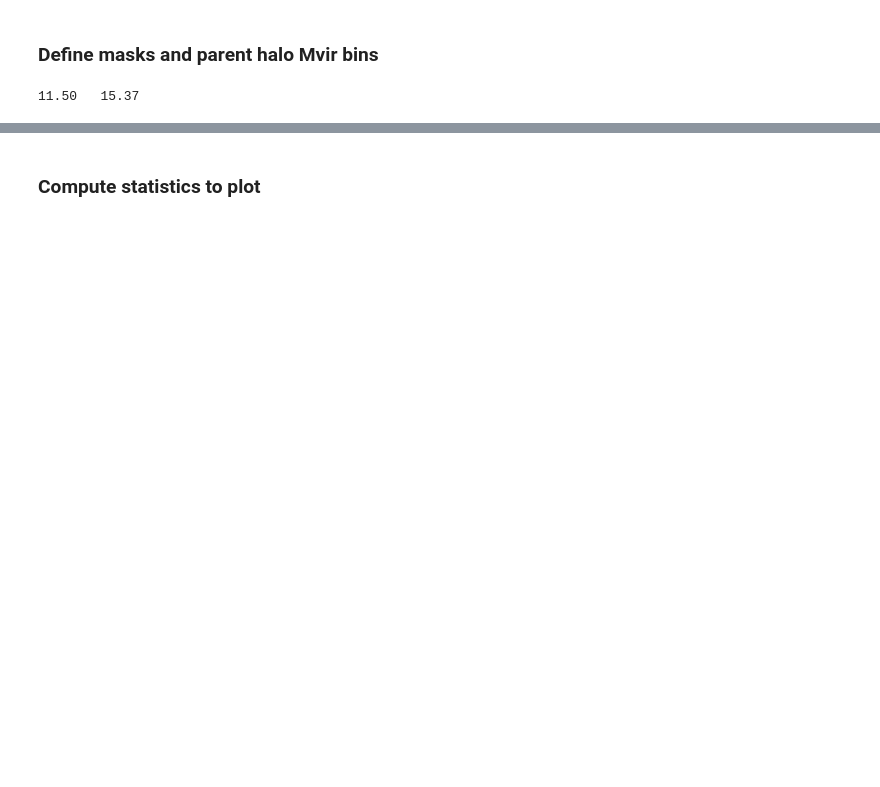
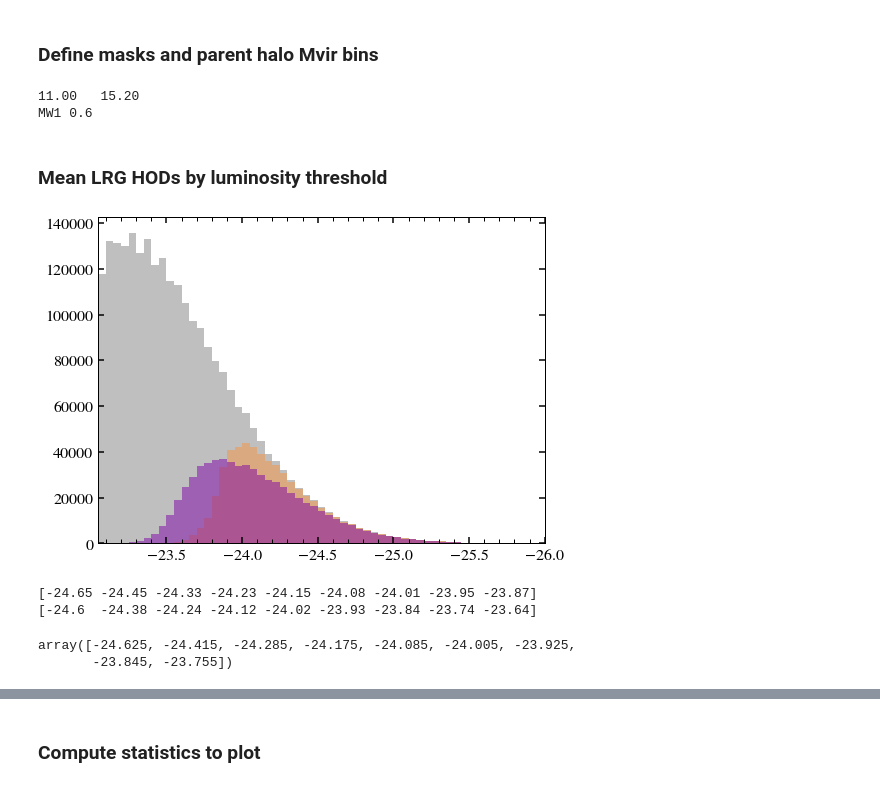
Before and after one commit to angelaberti/desi_lrg_sham, a Jupyter notebook: figures.ipynb, the cells around one changed output, grey strips where cells are left out. Cells and saved outputs as stored; diff of their text form; code cells hidden in the pictures; blank space fills up the shorter version.

```diff
--- a/figures.ipynb
+++ b/figures.ipynb
@@ -408,10 +424,11 @@ rpmin0p1Mpch_brightest-mag-bin-rp1Mpch
 # %%
 %%time
 
-f = f"{BASEDIR}/mocks/{sim_tag}/{sham_tag}/{d}/{zsnap_tag}_{zmag_tag}_{abs_mag_lim_tag}_{rp_use_tag}"
+# f = f"{BASEDIR}/mocks/{sim_tag}/{sham_tag}/{d}/{zsnap_tag}_{abs_mag_lim_tag}"
+f = f"{BASEDIR}/mocks/{sim_tag}/{sham_tag}/{d}/color_scatter/{zsnap_tag}_{abs_mag_lim_tag}"
 
-#-- galaxies with magnitudes, colors, LRG flags, satellite counts
-galcat_fname = f"{f}_galcat_LRG-flagged.npy"
+# galcat_fname = f"{f}_galcat-hist-LRG.npy"
+galcat_fname = f"{f}_galcat-LRG.npy"
 
 print(galcat_fname)
 
@@ -615,0 +709,8 @@ Wall time: 15.7 s
+# %%
+t = Table(np.load(f"{BASEDIR}/mags_z0p40-0p70.npy"))
+
+r, z, W1, pz = t["r"], t["z"], t["W1"], t["pz"]
+Mz, MW1 = t["Mz"], t["MW1"]
+
+lrg_mask_opt = t["LRG_opt"]==True
+lrg_mask_IR  = t["LRG_IR"]==True
@@ -999,8 +1246,9 @@ Wall time: 15.7 s
 # %%
 %%time
 
-#-- all halos to parent Mvir >= 11.5 WITHOUT GALAXIES
-halocat_fname = f"{f}_halocat.npy"
+f = f"{BASEDIR}/mocks/{sim_tag}/{sham_tag}/{d}/{zsnap_tag}_{abs_mag_lim_tag}"
+
+halocat_fname = f"{f}_extra-halos.npy"
 print(halocat_fname)
 
 halocat = Table(np.load(halocat_fname))
@@ -1015,17 +1307,51 @@ Wall time: 1min 59s
 # %%
 log_parent_mvir = np.log10(cat["parent_mvir"])
 
-cenmask = cat["upid"] == -1
-galmask = cat["galaxy"]==True
-
-lrg_mask_opt = cat["LRG_opt"]==True
-lrg_mask_IR  = cat["LRG_IR"]==True
+# cs = 1.0 #get_cs(band,zmin)
+cs_tag = "csrand" #f"cs{cs}".replace(".","p")
 
 print("{:.2f}\t{:.2f}".format( np.min(log_parent_mvir), np.max(log_parent_mvir) ))
+print(band, zmin)
 
-mvir_bins = np.round(np.concatenate([np.arange(11.5,15,0.1),[15,15.5]]),2)
+mvir_bins = np.round(np.concatenate([np.arange(11.0,15,0.1),[15,15.5]]),2)
 
 mvir_mids = 0.5*(mvir_bins[:-1] + mvir_bins[1:])
-# mvir_mids = np.log10(0.5*(10**mvir_bins[:-1] + 10**mvir_bins[1:]))
 # %% [output]
-11.50   15.37
+11.00   15.20
+MW1 0.6
+# %% [markdown]
+### Mean LRG HODs by luminosity threshold
+# %%
+fig, ax = plt.subplots(1, 1, figsize=(8,6))
+
+c_opt, c_IR = get_colors(2)
+
+bins = np.arange(-26,-23,0.05)
+
+ax.hist(cat[band], bins=bins, color="gray", alpha=0.5, label="mag lim")
+ax.hist(cat[lrg_mask_IR][band], bins=bins, color=c_IR, alpha=0.5, label="IR LRG")
+ax.hist(cat[lrg_mask_opt][band], bins=bins, color=c_opt, alpha=0.5, label="optical LRG")
+
+ax.set_xlim(bins[-1],bins[0])
+
+plt.show()
+# %% [output]
+[figure, added]
+# %%
+lrg_mask_opt = cat[f"LRG_opt_{cs_tag}"]==True
+lrg_mask_IR  = cat[f"LRG_IR_{cs_tag}"]==True
+
+lum_limits_IR  = np.round(np.quantile(cat[lrg_mask_IR][band], np.arange(0.1,1.0,0.1)),2)
+lum_limits_opt = np.round(np.quantile(cat[lrg_mask_opt][band], np.arange(0.1,1.0,0.1)),2)
+
+print(lum_limits_IR)
+print(lum_limits_opt)
+# %% [output]
+[-24.65 -24.45 -24.33 -24.23 -24.15 -24.08 -24.01 -23.95 -23.87]
+[-24.6  -24.38 -24.24 -24.12 -24.02 -23.93 -23.84 -23.74 -23.64]
+# %%
+lum_limits_mean = np.mean(np.array([lum_limits_IR, lum_limits_opt]), axis=0)
+lum_limits_mean
+# %% [output]
+array([-24.625, -24.415, -24.285, -24.175, -24.085, -24.005, -23.925,
+       -23.845, -23.755])
```
Also changed, not shown: parts of 79 cells of this notebook, 27 other files.
